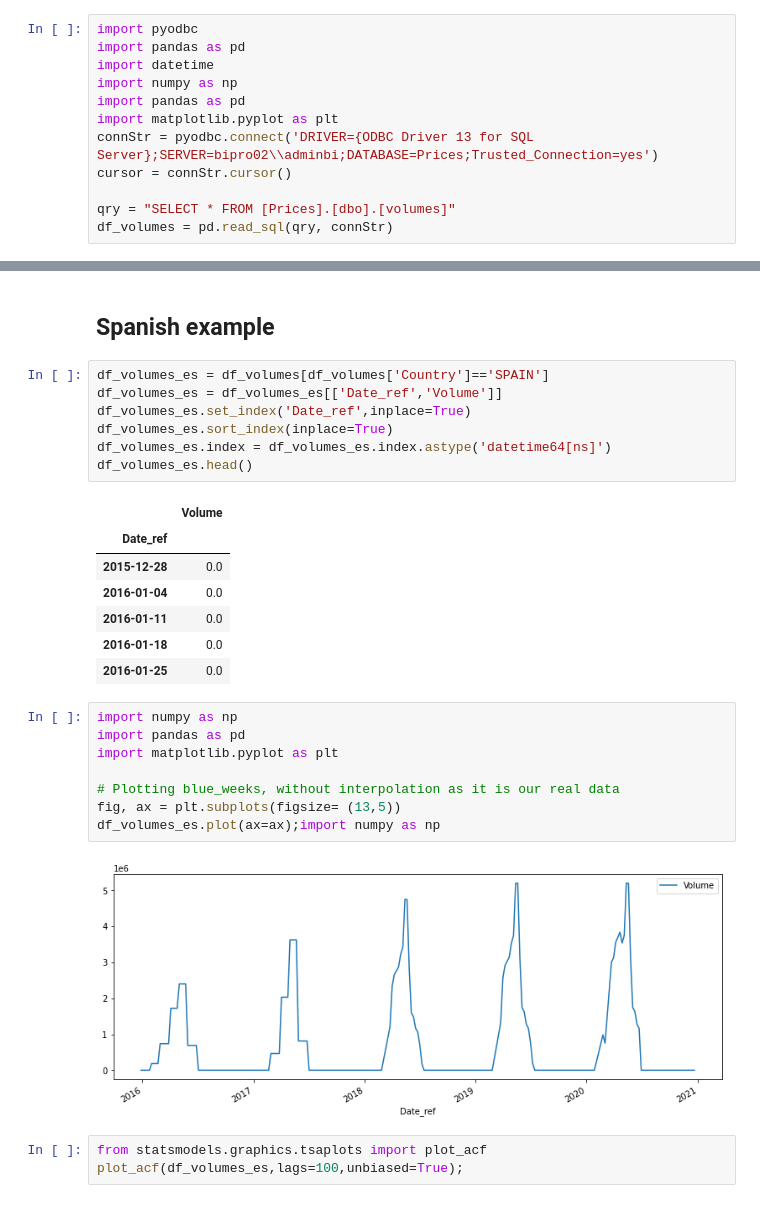
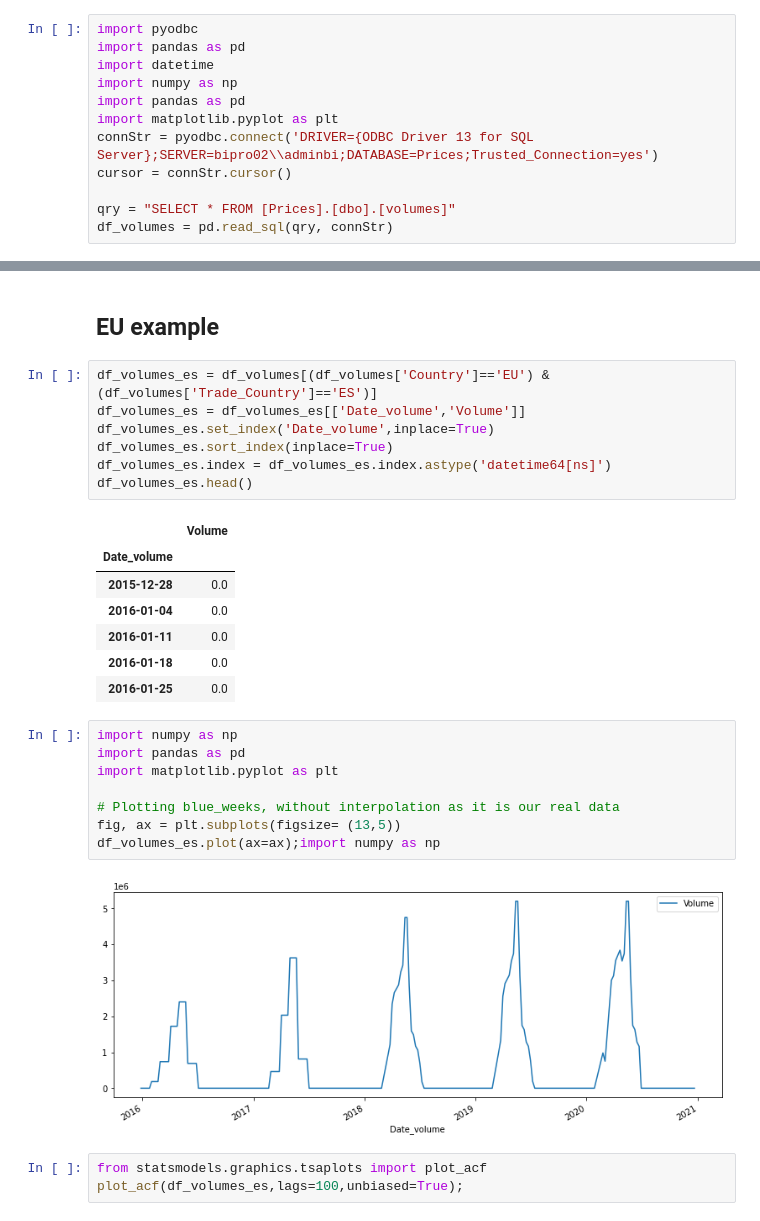
Before and after one commit to matozqui/Berries_Pricing, a Jupyter notebook: Spain/ES_Prices_2_Exploration.ipynb, the cells around one changed output, grey strips where cells are left out. Cells and saved outputs as stored; diff of their text form.

```diff
--- a/Spain/ES_Prices_2_Exploration.ipynb
+++ b/Spain/ES_Prices_2_Exploration.ipynb
@@ -123,15 +123,15 @@ df_volumes[df_volumes['Volume']!=0].shape
 # %% [markdown]
-## Spanish example
+## EU example
 # %%
-df_volumes_es = df_volumes[df_volumes['Country']=='SPAIN']
-df_volumes_es = df_volumes_es[['Date_ref','Volume']]
-df_volumes_es.set_index('Date_ref',inplace=True)
+df_volumes_es = df_volumes[(df_volumes['Country']=='EU') & (df_volumes['Trade_Country']=='ES')]
+df_volumes_es = df_volumes_es[['Date_volume','Volume']]
+df_volumes_es.set_index('Date_volume',inplace=True)
 df_volumes_es.sort_index(inplace=True)
 df_volumes_es.index = df_volumes_es.index.astype('datetime64[ns]')
 df_volumes_es.head()
 # %% [output]
 |  | Volume |
-| Date_ref |  |
+| Date_volume |  |
 | 2015-12-28 | 0.0 |
 | 2016-01-04 | 0.0 |
 | 2016-01-11 | 0.0 |
@@ -146,7 +146,7 @@ import matplotlib.pyplot as plt
 fig, ax = plt.subplots(figsize= (13,5))
 df_volumes_es.plot(ax=ax);import numpy as np
 # %% [output]
-[figure, old version]
+[figure, new version]
 # %%
 from statsmodels.graphics.tsaplots import plot_acf
 plot_acf(df_volumes_es,lags=100,unbiased=True);
```
Also changed, not shown: parts of 18 cells of this notebook, 5 other files.
